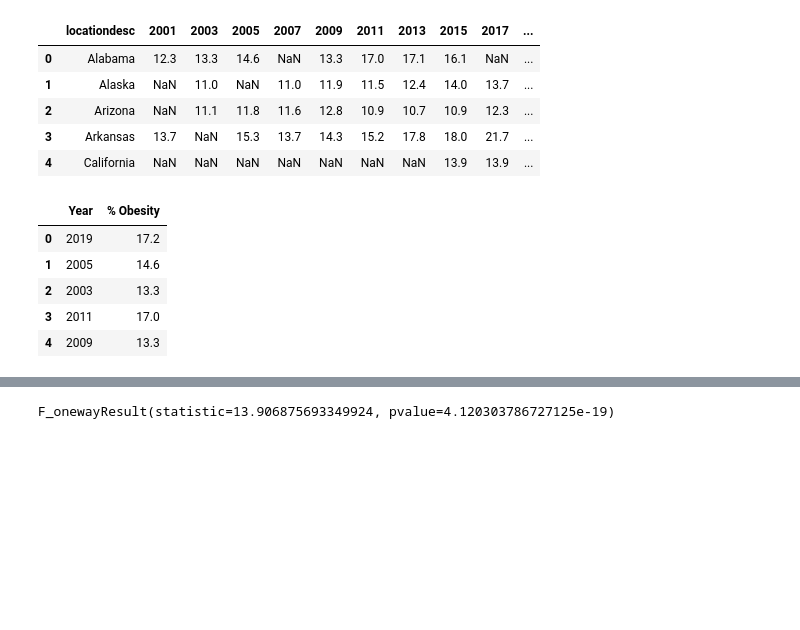
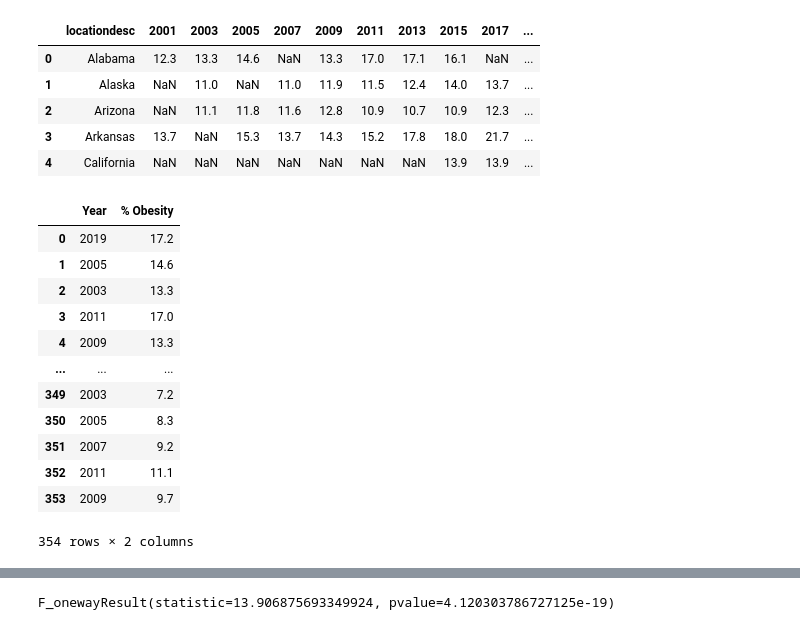
Before and after one commit to hthelander/Project-1, a Jupyter notebook: Read_data.ipynb, the cells around one changed output, grey strips where cells are left out. Saved outputs shown, nothing was run; the diff lists cells and outputs as text; code cells hidden in the pictures; blank space fills up the shorter version.

```diff
--- a/Read_data.ipynb
+++ b/Read_data.ipynb
@@ -251,12 +130,20 @@ youth_obesity_df.head()
 | 4 | California | NaN | NaN | NaN | NaN | NaN | NaN | NaN | 13.9 | 13.9 | ... |
 # %%
 youth_obesity_anova = pd.read_csv("Resources/youth_obesity_anova_scores.csv")
-youth_obesity_anova.head()
+youth_obesity_anova['% Obesity'] = youth_obesity_anova['% Obesity'].astype(float)
+youth_obesity_anova
 # %% [output]
 |  | Year | % Obesity |
 | 0 | 2019 | 17.2 |
 | 1 | 2005 | 14.6 |
 | 2 | 2003 | 13.3 |
 | 3 | 2011 | 17.0 |
 | 4 | 2009 | 13.3 |
+| ... | ... | ... |
+| 349 | 2003 | 7.2 |
+| 350 | 2005 | 8.3 |
+| 351 | 2007 | 9.2 |
+| 352 | 2011 | 11.1 |
+| 353 | 2009 | 9.7 |
+354 rows × 2 columns
 # %%
```
Also changed, not shown: parts of 13 cells of this notebook, 7 other files.
